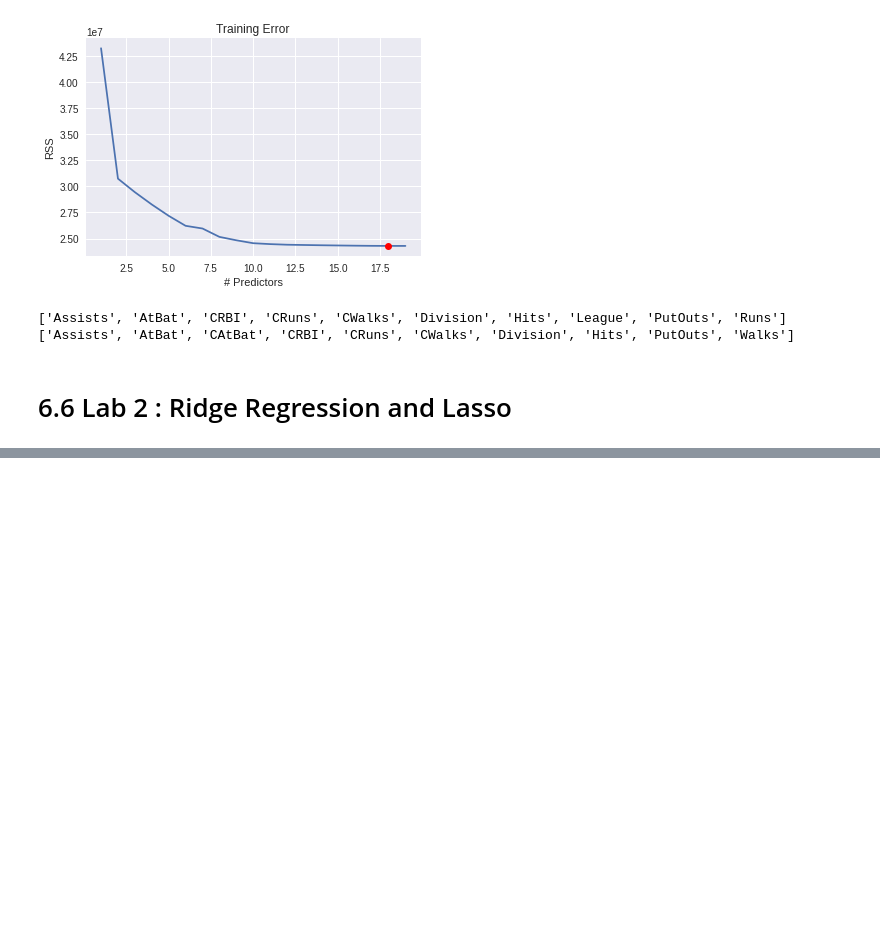
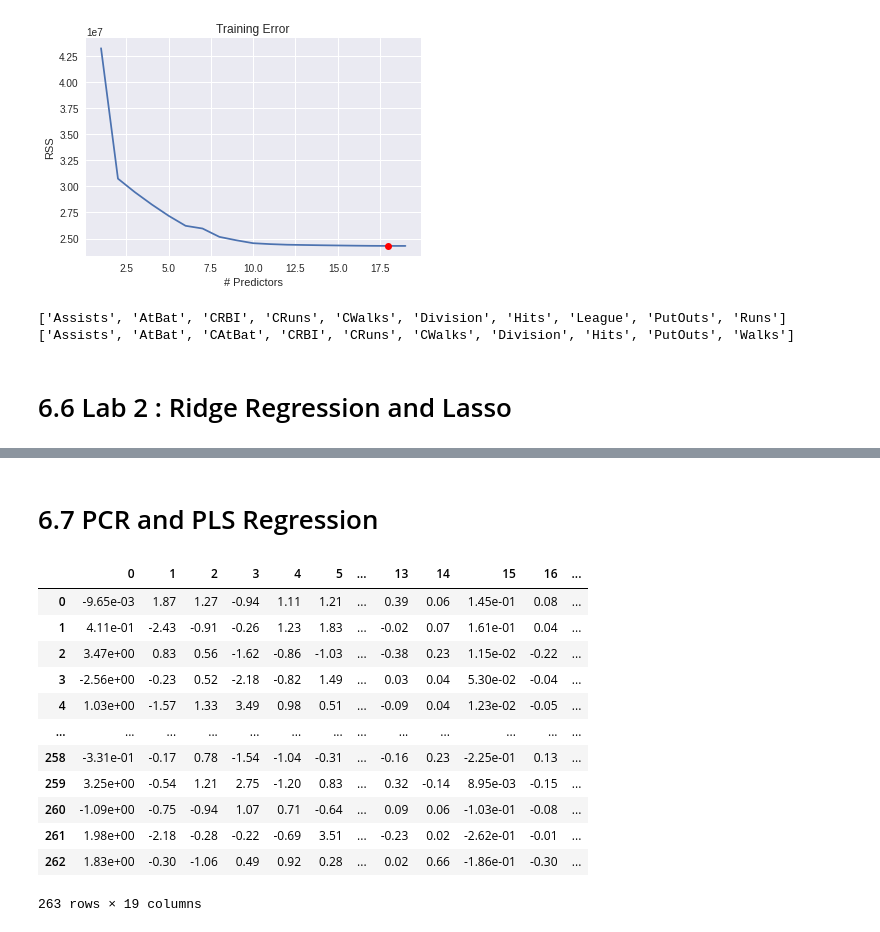
Before and after one commit to mjalalimanesh/Statistical-Learning-ISLR-Python, a Jupyter notebook: lab6.ipynb, the cells around one changed output, grey strips where cells are left out. Drawn from its saved outputs; the diff is of its cells as text; code cells hidden in the pictures; blank space fills up the shorter version.

```diff
--- a/lab6.ipynb
+++ b/lab6.ipynb
@@ -299,0 +492,2 @@ print(sorted(models_full.loc[10, 'model'].model.exog_names))
+# %% [markdown]
+# 6.7 PCR and PLS Regression
@@ -299,0 +501,18 @@ print(sorted(models_full.loc[10, 'model'].model.exog_names))
+# %%
+pca = PCA()
+X_pca = pca.fit_transform(scale(X))
+pd.DataFrame(X_pca)
+# %% [output]
+|  | 0 | 1 | 2 | 3 | 4 | 5 | ... | 13 | 14 | 15 | 16 | ... |
+| 0 | -9.65e-03 | 1.87 | 1.27 | -0.94 | 1.11 | 1.21 | ... | 0.39 | 0.06 | 1.45e-01 | 0.08 | ... |
+| 1 | 4.11e-01 | -2.43 | -0.91 | -0.26 | 1.23 | 1.83 | ... | -0.02 | 0.07 | 1.61e-01 | 0.04 | ... |
+| 2 | 3.47e+00 | 0.83 | 0.56 | -1.62 | -0.86 | -1.03 | ... | -0.38 | 0.23 | 1.15e-02 | -0.22 | ... |
+| 3 | -2.56e+00 | -0.23 | 0.52 | -2.18 | -0.82 | 1.49 | ... | 0.03 | 0.04 | 5.30e-02 | -0.04 | ... |
+| 4 | 1.03e+00 | -1.57 | 1.33 | 3.49 | 0.98 | 0.51 | ... | -0.09 | 0.04 | 1.23e-02 | -0.05 | ... |
+| ... | ... | ... | ... | ... | ... | ... | ... | ... | ... | ... | ... | ... |
+| 258 | -3.31e-01 | -0.17 | 0.78 | -1.54 | -1.04 | -0.31 | ... | -0.16 | 0.23 | -2.25e-01 | 0.13 | ... |
+| 259 | 3.25e+00 | -0.54 | 1.21 | 2.75 | -1.20 | 0.83 | ... | 0.32 | -0.14 | 8.95e-03 | -0.15 | ... |
+| 260 | -1.09e+00 | -0.75 | -0.94 | 1.07 | 0.71 | -0.64 | ... | 0.09 | 0.06 | -1.03e-01 | -0.08 | ... |
+| 261 | 1.98e+00 | -2.18 | -0.28 | -0.22 | -0.69 | 3.51 | ... | -0.23 | 0.02 | -2.62e-01 | -0.01 | ... |
+| 262 | 1.83e+00 | -0.30 | -1.06 | 0.49 | 0.92 | 0.28 | ... | 0.02 | 0.66 | -1.86e-01 | -0.30 | ... |
+263 rows × 19 columns
```
Also changed, not shown: parts of 16 cells of this notebook.
